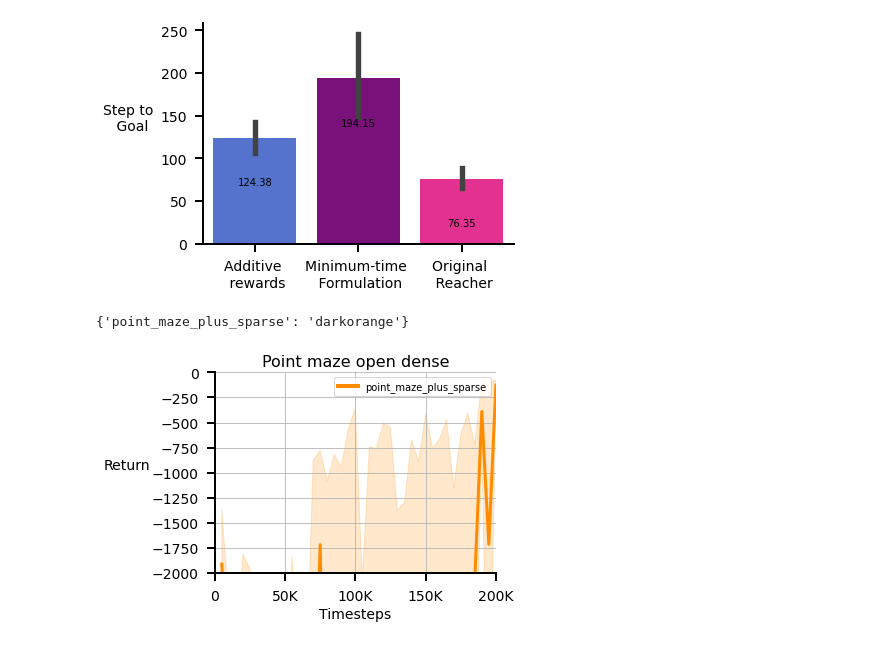
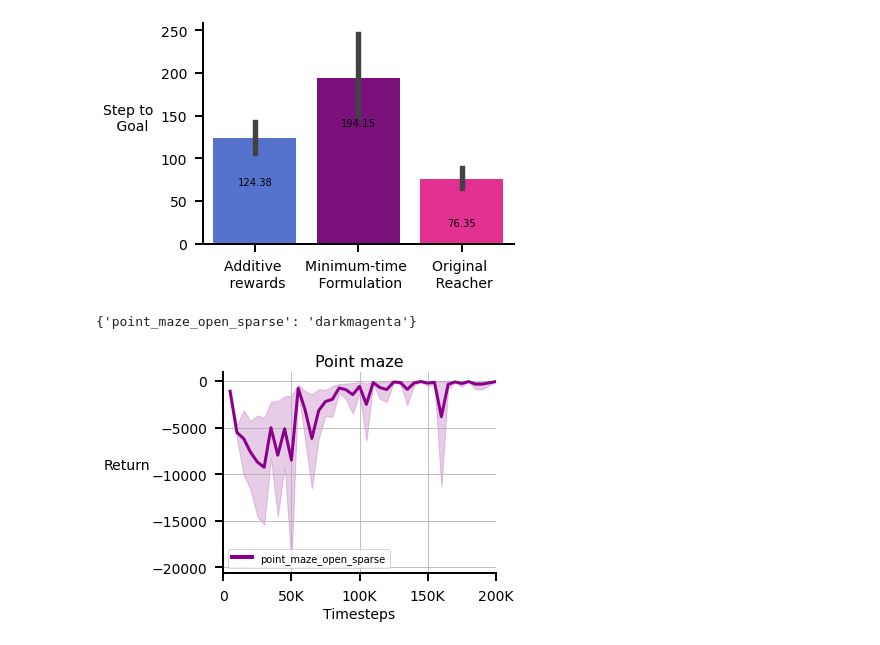
Before and after one commit to gauthamvasan/rl_suite, a Jupyter notebook: rl_suite/plot/reward_comparisons_plot.ipynb, the cells around one changed output. Saved outputs shown, nothing was run; the diff lists cells and outputs as text; code cells hidden in the pictures.

Commit message:
Minor plotting updates

```diff
--- a/rl_suite/plot/reward_comparisons_plot.ipynb
+++ b/rl_suite/plot/reward_comparisons_plot.ipynb
@@ -322,13 +320,14 @@ plt.savefig('reacher_hard_steps_to_goal.pdf', dpi=200)
 # %% [output]
 [figure]
 # %%
-# Plot returns from numpy txt files with returns and episode lengths
-
 basepath = "/home/vasan/scratch/tro_paper"
 color_palette = {
-    "point_maze_plus_sparse": "darkorange",
+    # "point_maze_min_time_dense": "darkorange",
+    # "point_maze_min_time_sparse": "royalblue",
+    # "point_maze_open_dense": "mediumaquamarine",
+    "point_maze_open_sparse": "darkmagenta",
 }
-plotter(basepath, color_palette, "Point maze open dense", ylim=[-2000, 0])
+plotter(basepath, color_palette, "Point maze")
 # %% [output]
-{'point_maze_plus_sparse': 'darkorange'}
+{'point_maze_open_sparse': 'darkmagenta'}
-[figure, old version]
+[figure, new version]
```
Also changed, not shown: parts of 6 cells of this notebook.
